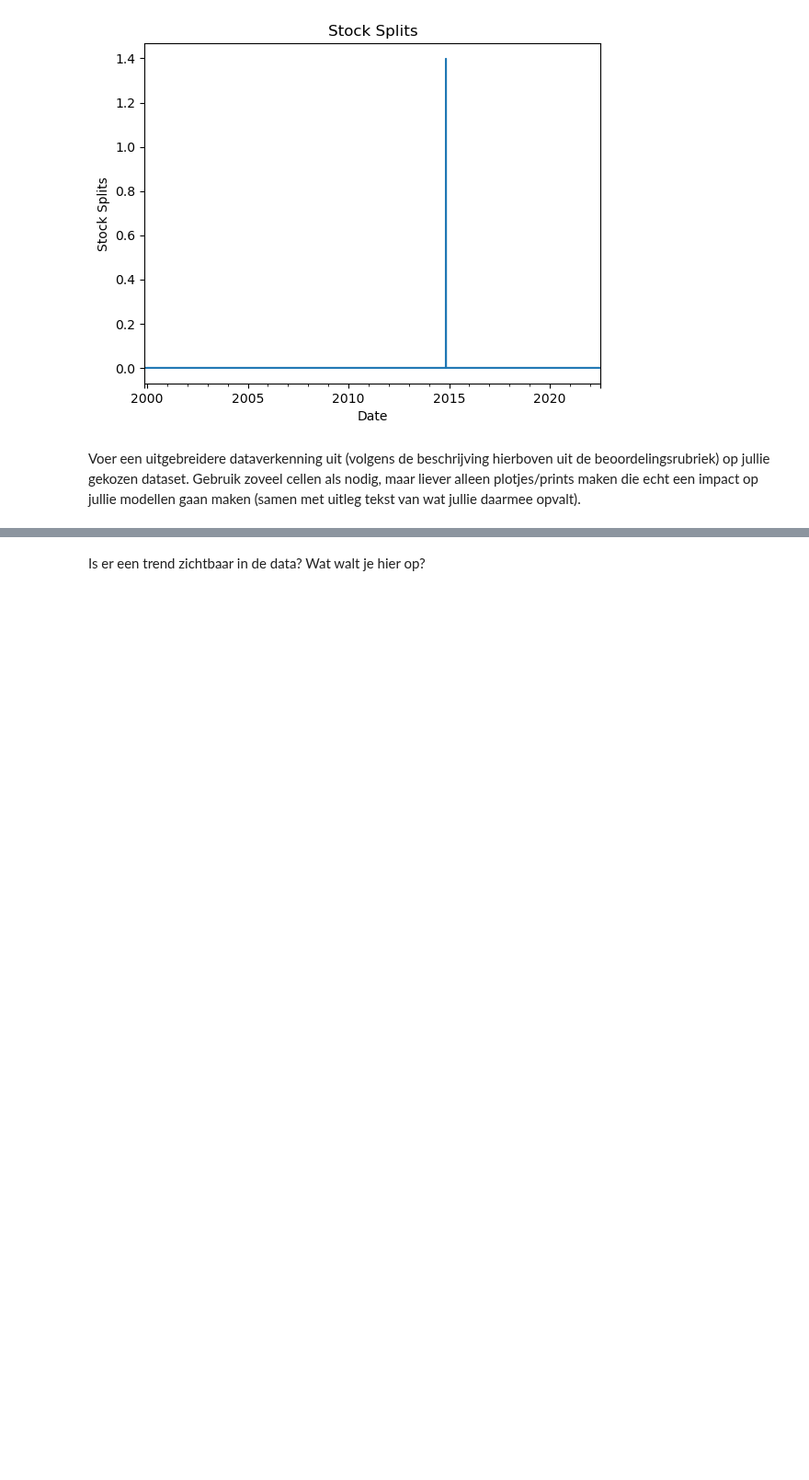
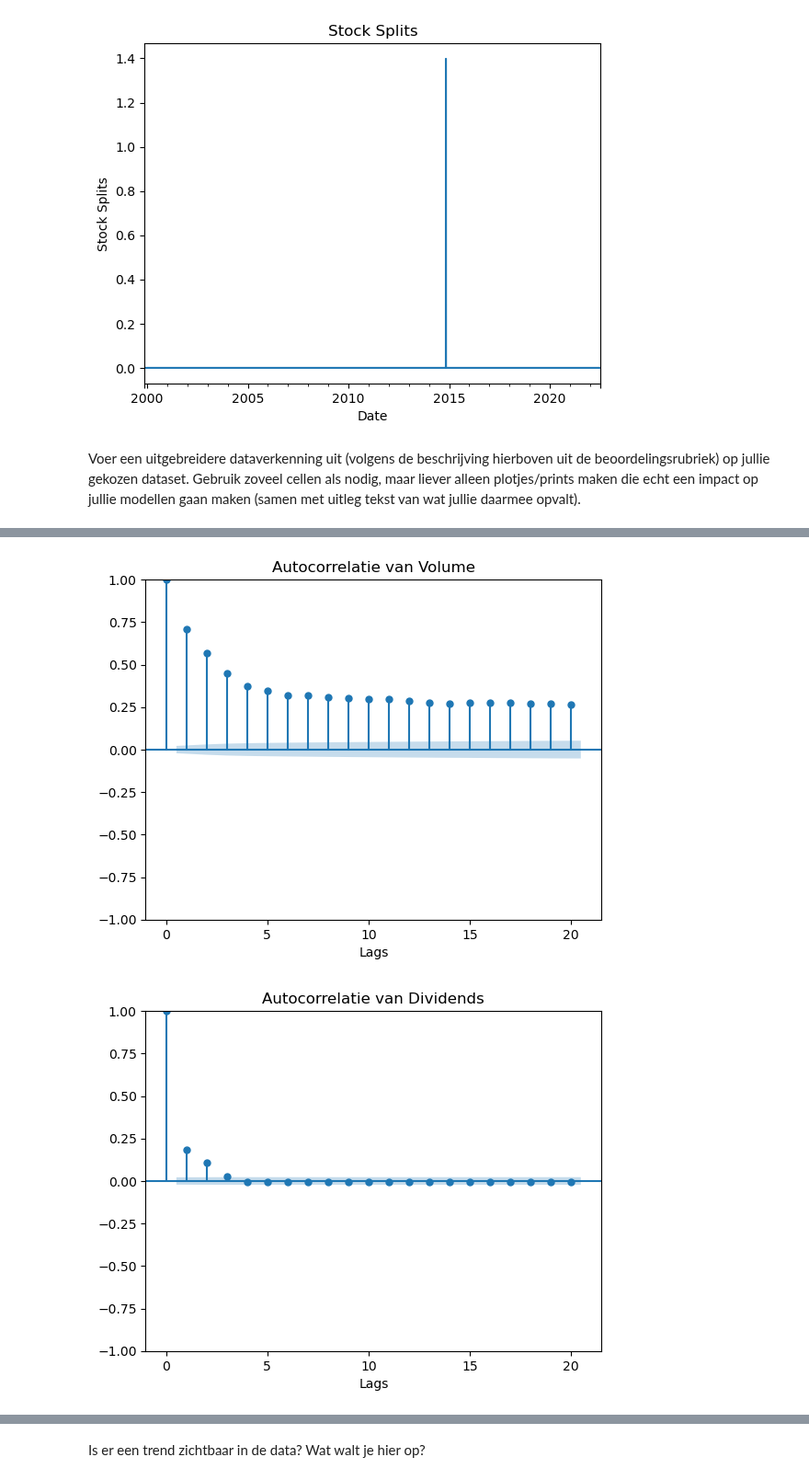
Before and after one commit to yanj27/Smart_Industry, a Jupyter notebook: Data Mining/Opdracht 4/Data Mining - Opdracht 4 (Tijdreeksen).ipynb, the cells around one changed output, grey strips where cells are left out. Shown at 92% size. Drawn from its saved outputs; the diff is of its cells as text; code cells hidden in the pictures; blank space fills up the shorter version.

```diff
--- a/Data Mining/Opdracht 4/Data Mining - Opdracht 4 (Tijdreeksen).ipynb
+++ b/Data Mining/Opdracht 4/Data Mining - Opdracht 4 (Tijdreeksen).ipynb
@@ -207,0 +215,9 @@ plt.show()
+# %%
+for column in data_filtered.columns:
+    plot_acf(data_filtered[column], lags=20)
+    plt.title(f'Autocorrelatie van {column}')
+    plt.xlabel('Lags')
+plt.show()
+# %% [output]
+[figure, added]
+[figure, added]
```
Also changed, not shown: parts of 7 cells of this notebook.
